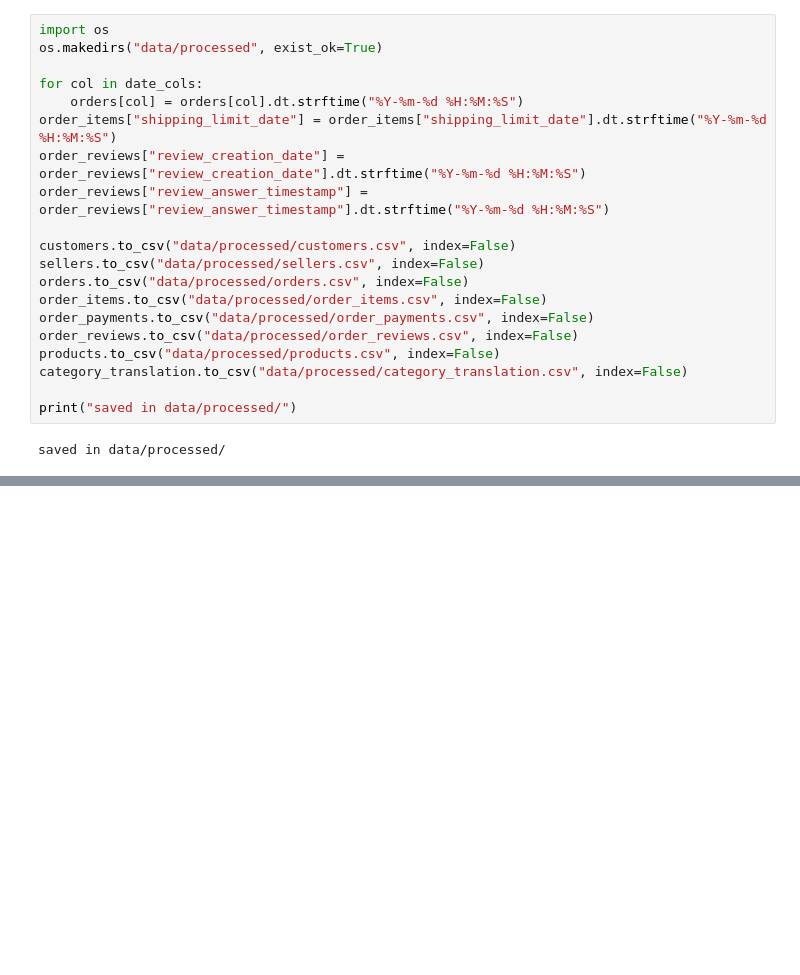
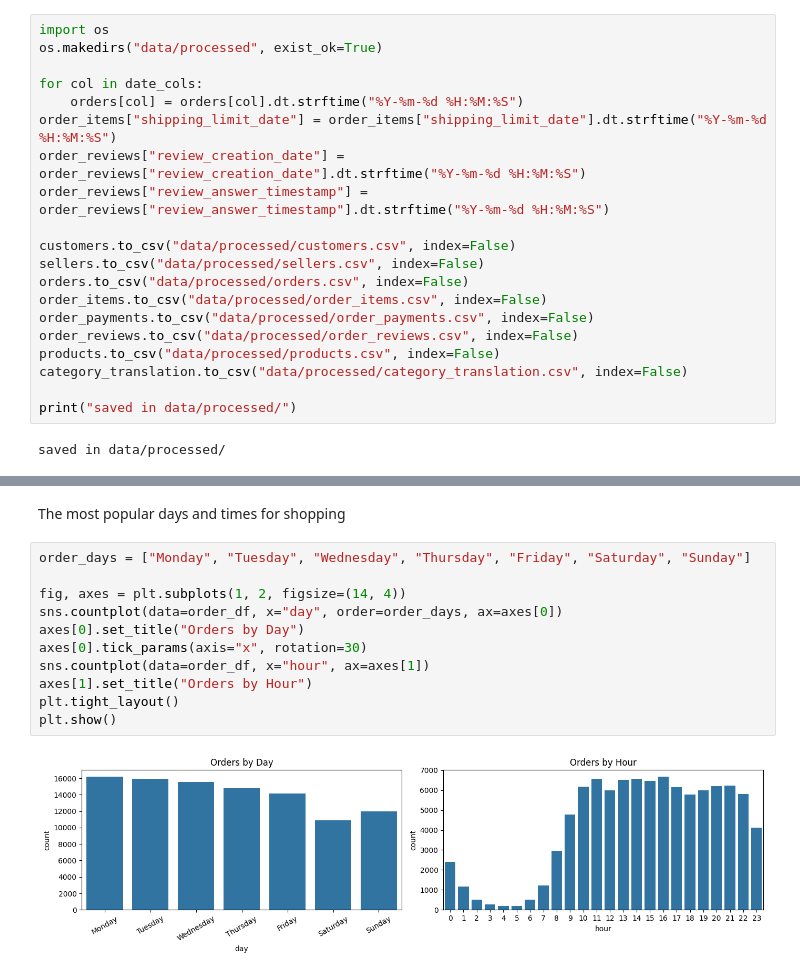
Before and after one commit to asem87/DEPI-E-Commerce-Customer-Value-Prediction, a Jupyter notebook: notebooks/data_cleaning.ipynb, the cells around one changed output, grey strips where cells are left out. Drawn from its saved outputs; the diff is of its cells as text; blank space fills up the shorter version.

```diff
--- a/notebooks/data_cleaning.ipynb
+++ b/notebooks/data_cleaning.ipynb
@@ -286,0 +406,15 @@ except ImportError:
+# %% [markdown]
+The most popular days and times for shopping
+# %%
+order_days = ["Monday", "Tuesday", "Wednesday", "Thursday", "Friday", "Saturday", "Sunday"]
+
+fig, axes = plt.subplots(1, 2, figsize=(14, 4))
+sns.countplot(data=order_df, x="day", order=order_days, ax=axes[0])
+axes[0].set_title("Orders by Day")
+axes[0].tick_params(axis="x", rotation=30)
+sns.countplot(data=order_df, x="hour", ax=axes[1])
+axes[1].set_title("Orders by Hour")
+plt.tight_layout()
+plt.show()
+# %% [output]
+[figure, added]
```
Also changed, not shown: parts of 32 cells of this notebook.
